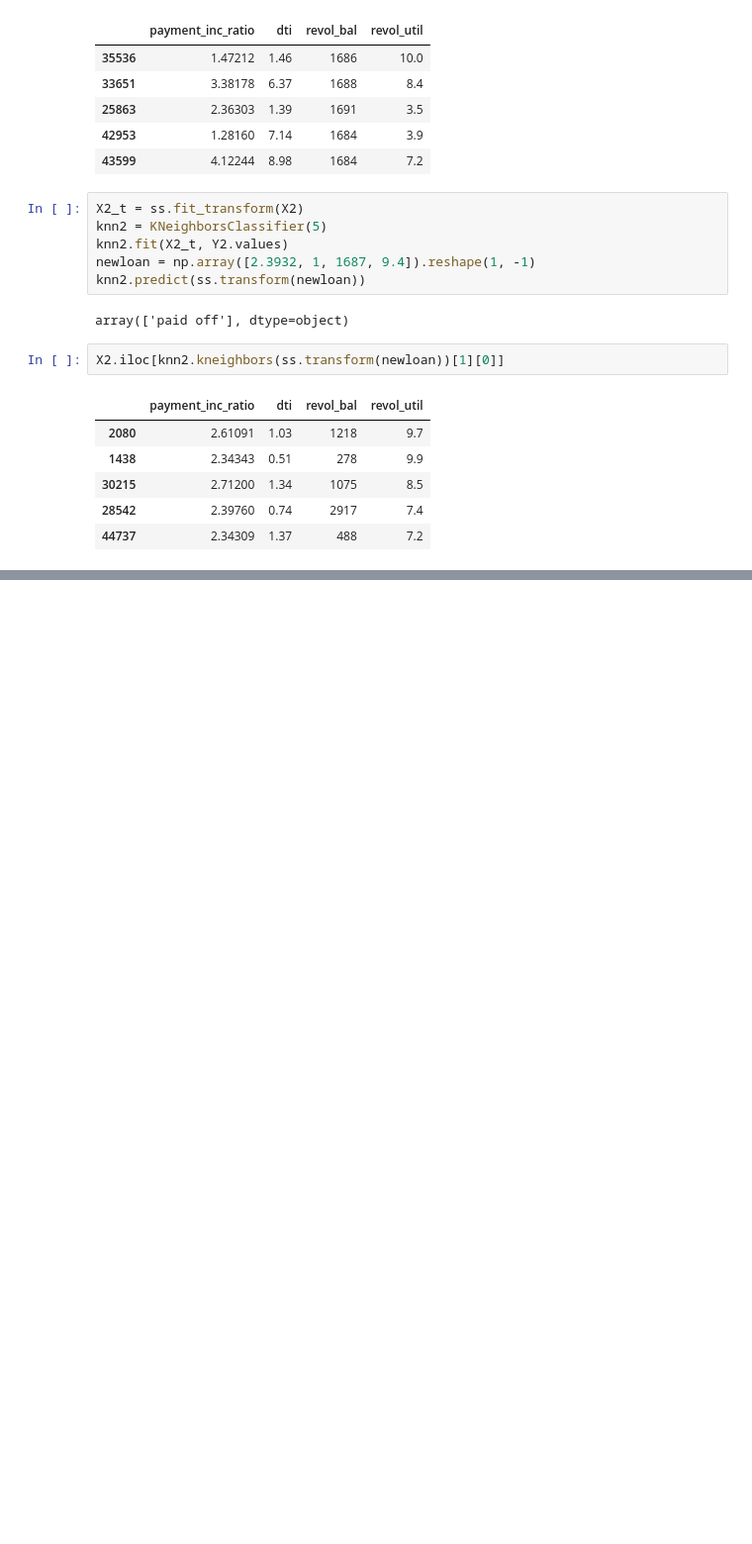
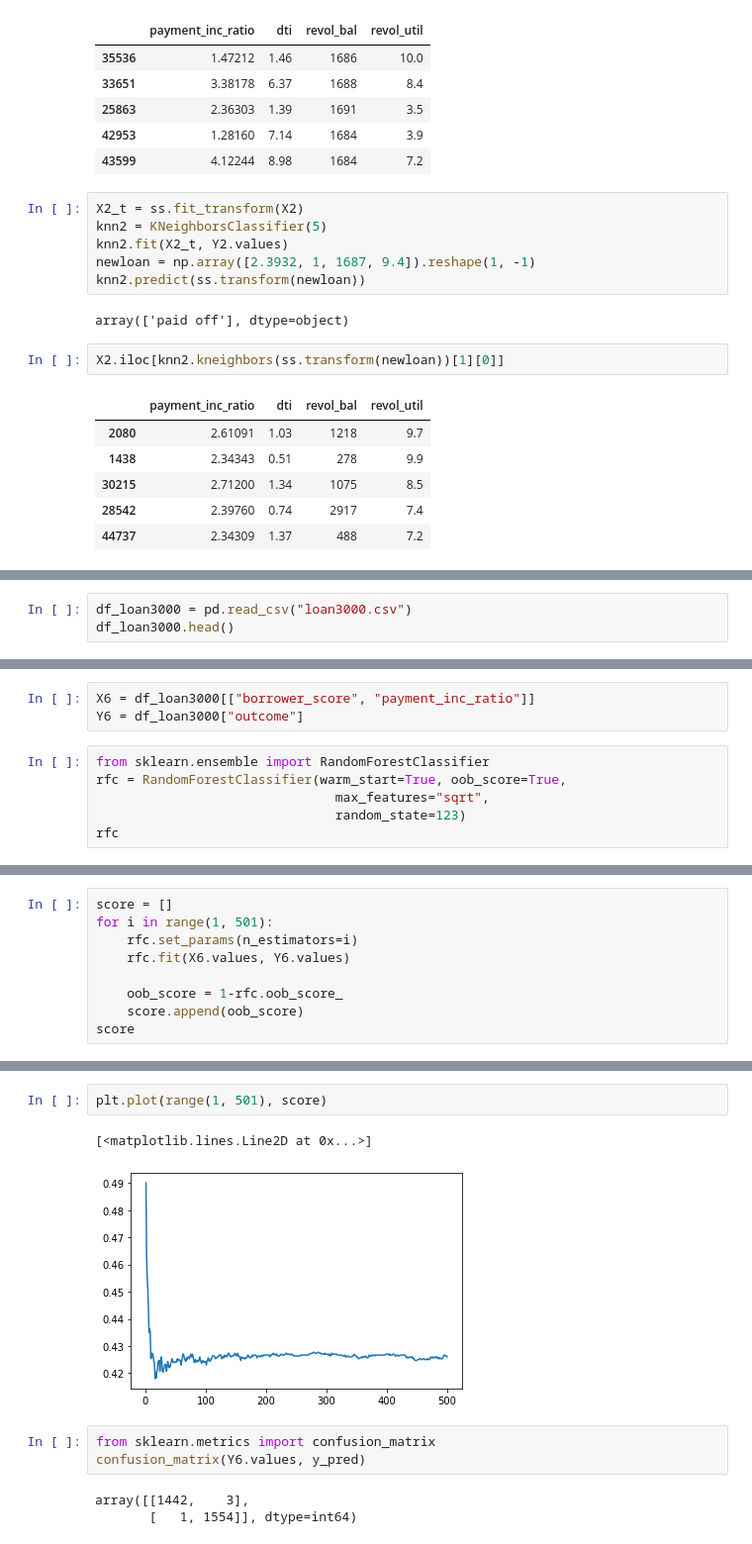
Before and after one commit to abhibhonsle234/PracticalStatsBookPython, a Jupyter notebook: python/chapter6_statisticalMachineLearning.ipynb, the cells around one changed output, grey strips where cells are left out. Shown at 99% size. Drawn from its saved outputs; the diff is of its cells as text; blank space fills up the shorter version.

```diff
--- a/python/chapter6_statisticalMachineLearning.ipynb
+++ b/python/chapter6_statisticalMachineLearning.ipynb
@@ -108,0 +150,3 @@ X2.iloc[knn2.kneighbors(ss.transform(newloan))[1][0]]
+# %%
+df_loan3000 = pd.read_csv("loan3000.csv")
+df_loan3000.head()
@@ -108,0 +160,9 @@ X2.iloc[knn2.kneighbors(ss.transform(newloan))[1][0]]
+# %%
+X6 = df_loan3000[["borrower_score", "payment_inc_ratio"]]
+Y6 = df_loan3000["outcome"]
+# %%
+from sklearn.ensemble import RandomForestClassifier
+rfc = RandomForestClassifier(warm_start=True, oob_score=True,
+                               max_features="sqrt",
+                               random_state=123)
+rfc
@@ -108,0 +177,9 @@ X2.iloc[knn2.kneighbors(ss.transform(newloan))[1][0]]
+# %%
+score = []
+for i in range(1, 501):
+    rfc.set_params(n_estimators=i)
+    rfc.fit(X6.values, Y6.values)
+
+    oob_score = 1-rfc.oob_score_
+    score.append(oob_score)
+score
@@ -108,0 +204,11 @@ X2.iloc[knn2.kneighbors(ss.transform(newloan))[1][0]]
+# %%
+plt.plot(range(1, 501), score)
+# %% [output]
+[<matplotlib.lines.Line2D at 0x...>]
+[figure, added]
+# %%
+from sklearn.metrics import confusion_matrix
+confusion_matrix(Y6.values, y_pred)
+# %% [output]
+array([[1442,    3],
+       [   1, 1554]], dtype=int64)
```
Also changed, not shown: parts of 32 cells of this notebook, 2 other files.
